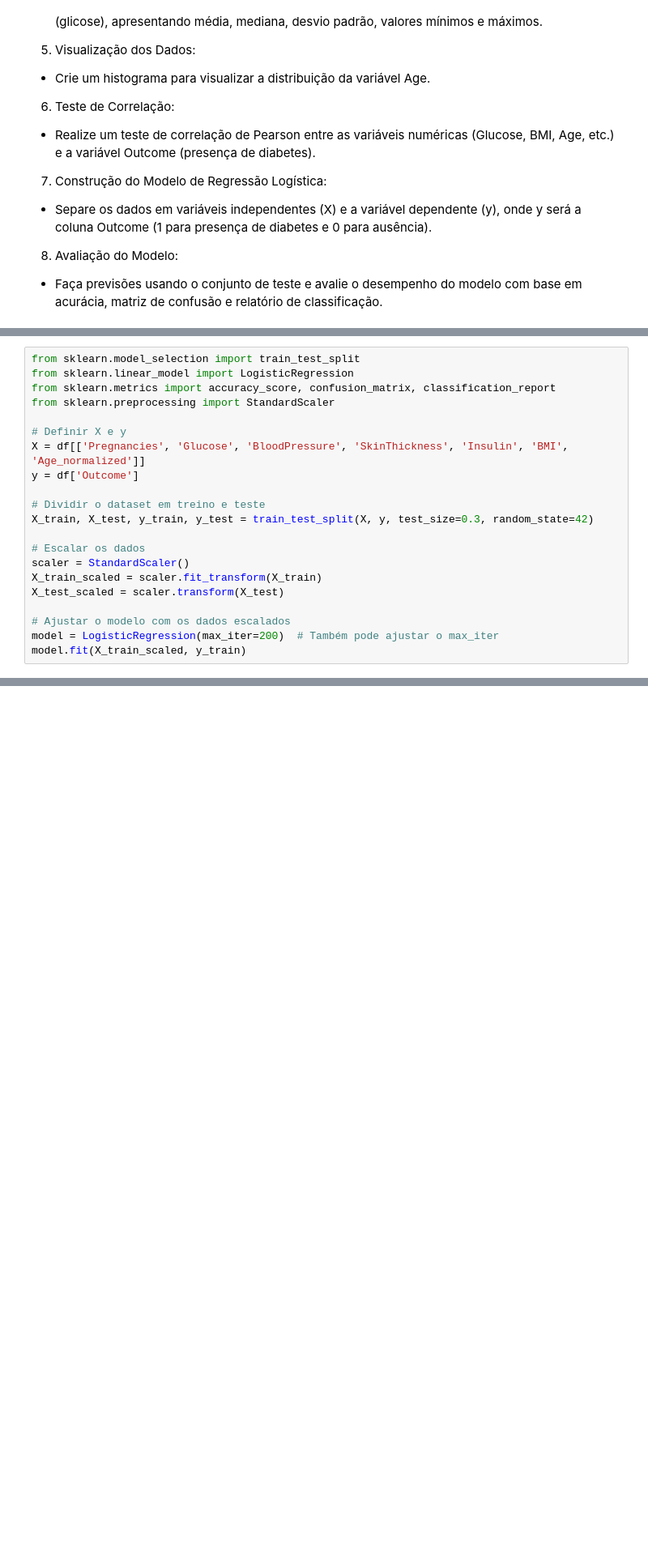
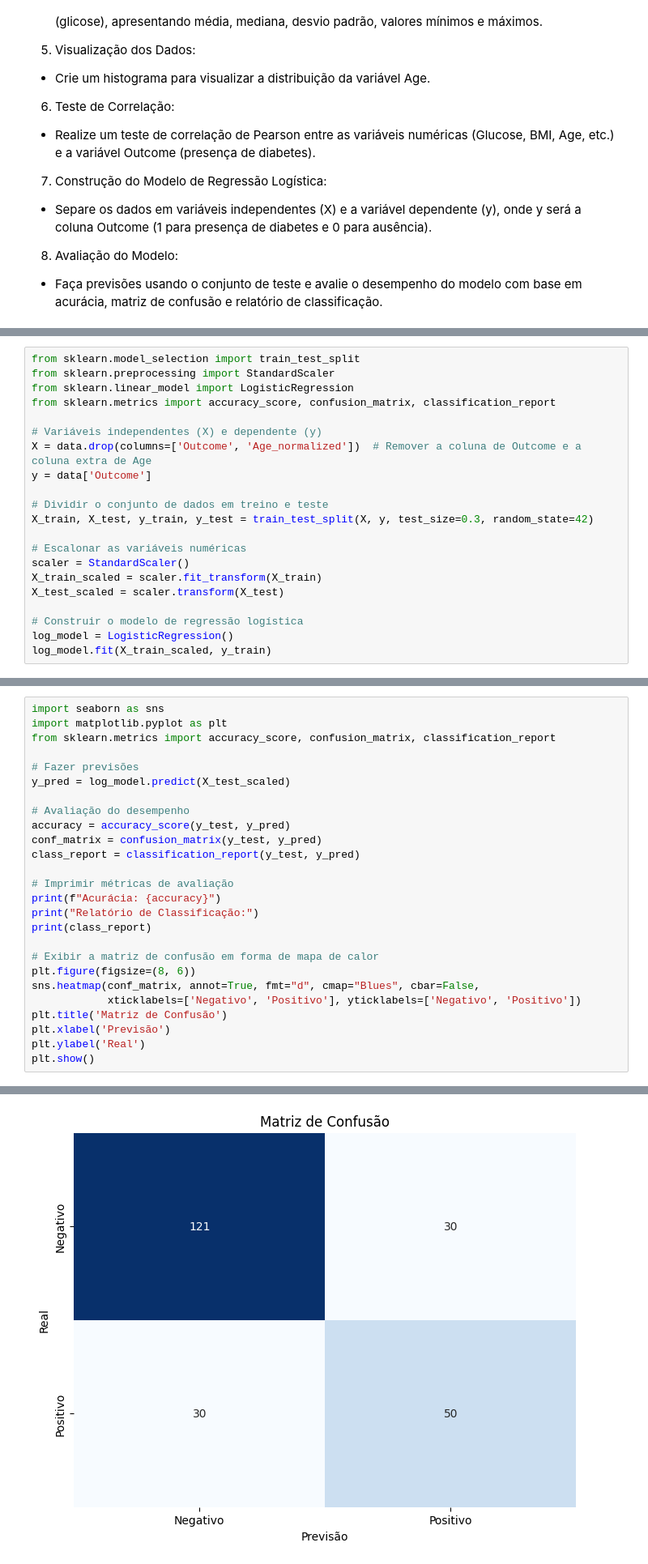
Before and after one commit to flavioluizseixas/IA-Materno-Infantil, a Jupyter notebook: 2.Análise-Exploratória-Regressão-Logística/Exemplo1.ipynb, the cells around one changed output, grey strips where cells are left out. Shown: that part at 81% size. Drawn from its saved outputs; the diff is of its cells as text; blank space fills up the shorter version.

```diff
--- a/2.Análise-Exploratória-Regressão-Logística/Exemplo1.ipynb
+++ b/2.Análise-Exploratória-Regressão-Logística/Exemplo1.ipynb
@@ -92,22 +172,22 @@ Name: Outcome, dtype: float64
 # %%
 from sklearn.model_selection import train_test_split
+from sklearn.preprocessing import StandardScaler
 from sklearn.linear_model import LogisticRegression
 from sklearn.metrics import accuracy_score, confusion_matrix, classification_report
-from sklearn.preprocessing import StandardScaler
 
-# Definir X e y
-X = df[['Pregnancies', 'Glucose', 'BloodPressure', 'SkinThickness', 'Insulin', 'BMI', 'Age_normalized']]
-y = df['Outcome']
+# Variáveis independentes (X) e dependente (y)
+X = data.drop(columns=['Outcome', 'Age_normalized'])  # Remover a coluna de Outcome e a coluna extra de Age
+y = data['Outcome']
 
-# Dividir o dataset em treino e teste
+# Dividir o conjunto de dados em treino e teste
 X_train, X_test, y_train, y_test = train_test_split(X, y, test_size=0.3, random_state=42)
 
-# Escalar os dados
+# Escalonar as variáveis numéricas
 scaler = StandardScaler()
 X_train_scaled = scaler.fit_transform(X_train)
 X_test_scaled = scaler.transform(X_test)
 
-# Ajustar o modelo com os dados escalados
-model = LogisticRegression(max_iter=200)  # Também pode ajustar o max_iter
-model.fit(X_train_scaled, y_train)
+# Construir o modelo de regressão logística
+log_model = LogisticRegression()
+log_model.fit(X_train_scaled, y_train)
 # %% [output]
@@ -136,0 +198,27 @@ weighted avg       0.72      0.72      0.72       231
+# %%
+import seaborn as sns
+import matplotlib.pyplot as plt
+from sklearn.metrics import accuracy_score, confusion_matrix, classification_report
+
+# Fazer previsões
+y_pred = log_model.predict(X_test_scaled)
+
+# Avaliação do desempenho
+accuracy = accuracy_score(y_test, y_pred)
+conf_matrix = confusion_matrix(y_test, y_pred)
+class_report = classification_report(y_test, y_pred)
+
+# Imprimir métricas de avaliação
+print(f"Acurácia: {accuracy}")
+print("Relatório de Classificação:")
+print(class_report)
+
+# Exibir a matriz de confusão em forma de mapa de calor
+plt.figure(figsize=(8, 6))
+sns.heatmap(conf_matrix, annot=True, fmt="d", cmap="Blues", cbar=False,
+            xticklabels=['Negativo', 'Positivo'], yticklabels=['Negativo', 'Positivo'])
+plt.title('Matriz de Confusão')
+plt.xlabel('Previsão')
+plt.ylabel('Real')
+plt.show()
+# %% [output]
@@ -136,0 +235 @@ weighted avg       0.72      0.72      0.72       231
+[figure, added]
```
Also changed, not shown: parts of 21 cells of this notebook.
